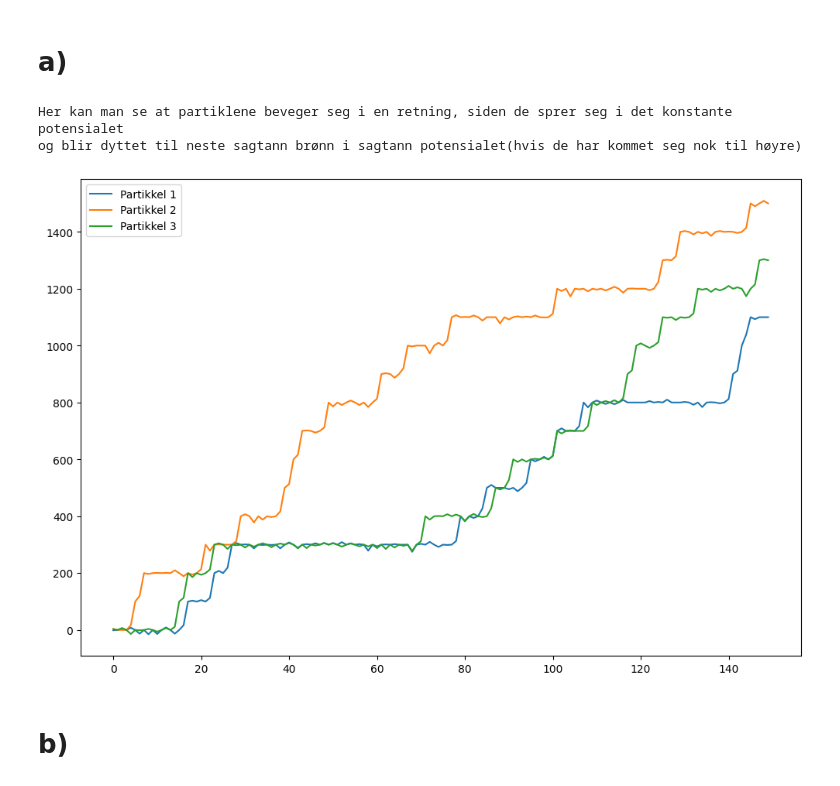
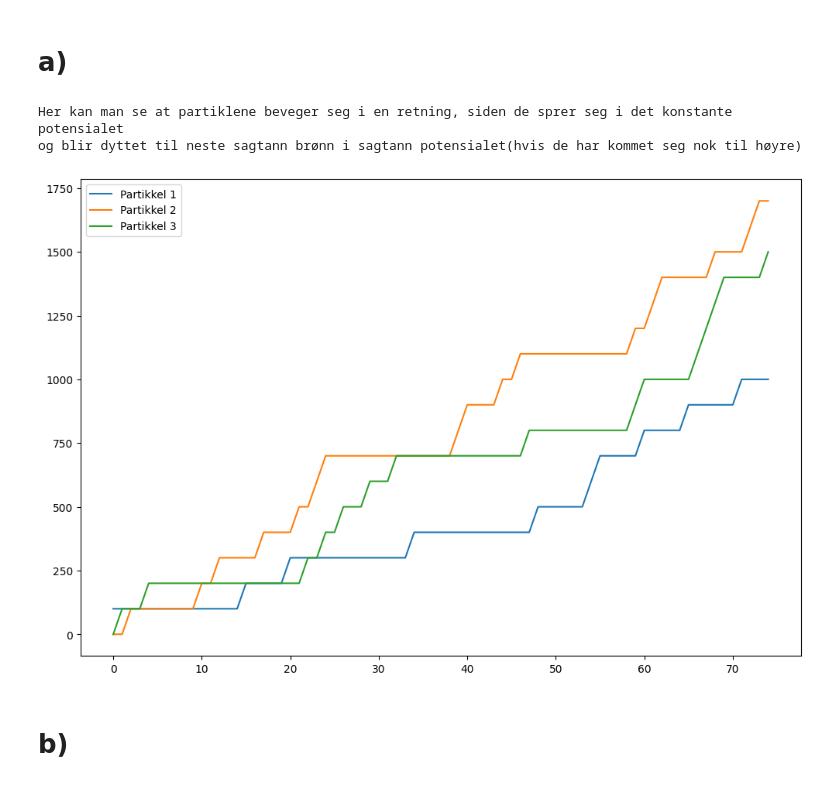
Before and after one commit to marieke-vaske/VitBer-BioFys, a Jupyter notebook: Prosjekt - oppgave 3.ipynb, the cells around one changed output. Drawn from its saved outputs; the diff is of its cells as text; code cells hidden in the pictures.

```diff
--- a/Prosjekt - oppgave 3.ipynb
+++ b/Prosjekt - oppgave 3.ipynb
@@ -25,7 +25,7 @@ def p_minus(x, V):
 beta = 1000                     # Beta parameteren for at potensialet skal dominere sannsynlighetstettetene
 delta_t = 1                     # Tidssteg lengde
 h = 1                           # Steg lengde
-timeCycle = 2 * 75              # Antall tidssykluser når en tidssyklus er ferdig når man har byttet potensial en gang
+timeCycle = 75              # Antall tidssykluser når en tidssyklus er ferdig når man har byttet potensial en gang
 number_of_particles = 3         # Antall partikler
 N_x = 100                       # Lengde på perioden til potensialet
 T_p = 200                       # Antall tidssteg i en tidssyklus
@@ -35,11 +35,11 @@ alpha = 0.1                     # Parameter for sagtann potensialet
 bin_size = int(2* np.cbrt(N_x)) # Antall bins i histogrammet
 
 # Konstant potensial
-def V_even(x):
+def V_even(x, alpha):
     return k_even
 
 # Sagtann potensial
-def V_odd(x):
+def V_odd(x, alpha):
     x_mod = x % N_x
     if x_mod < alpha * N_x:
         return k_odd * x_mod / (alpha*N_x)
@@ -48,14 +48,15 @@ def V_odd(x):
 
 
 # Funksjon for random walk simulasjon i alternerende potensial
-def sim2(T_p, N_x, x):
+def sim2(T_p, N_x, x, alpha):
     X = x.copy() # Array med posisjonene til partiklene uten at de looper rundt
-    J = np.zeros(timeCycle*T_p) # Array for å lagre bevegelsesstrømmen for hvert tidssteg for hver tidssyklus
-    for k in range(0, timeCycle, delta_t):
+    X_cycle = np.zeros((timeCycle, number_of_particles)) # Array for å lagre posisjonene til partiklene for hver tidssyklus
+    J = np.zeros(2*timeCycle*T_p) # Array for å lagre bevegelsesstrømmen for hvert tidssteg for hver tidssyklus
+    for k in range(0, 2*timeCycle, delta_t):
         if k % 2 == 0:  # For å kjøre igjennom begge potensialene hver tidssyklus
-            V = lambda x: V_even(x)
+            V = lambda x: V_even(x, alpha)
         else:
-            V = lambda x: V_odd(x)
+            V = lambda x: V_odd(x, alpha)
 
         for i in range(0, T_p, delta_t):
             previous_X = np.zeros(number_of_particles)
@@ -81,36 +82,45 @@ def sim2(T_p, N_x, x):
                 if j == 2 and i != 0:
                     J[T_p*k+i] = ((X[k][0] - previous_X[0]) + (X[k][1] - previous_X[1]) + (X[k][2] - previous_X[2]))/(number_of_particles)
 
-                if i == T_p - delta_t and k != timeCycle - delta_t:
+                if i == T_p - delta_t and k != 2*timeCycle - delta_t:
                     x[k+1][j] = x[k][j]
                     X[k+1][j] = X[k][j]
 
-    return x, X, J
+    #Finner gjennomsnittlig bevegelsesstrøm for hver tidssyklus
+    J_avg = np.zeros(10)
+    for i in range(10):
+        J_avg[i] = np.mean(J[i*2*T_p:(i+1)*2*T_p])
+
+    for i in range(timeCycle):
+        for j in range(number_of_particles):
+            X_cycle[i, j] = X[2*i+1][j]
+
+    return x, X, X_cycle, J, J_avg
 # %% [markdown]
 # a)
 # %%
-timeCycle = 2 * 75      # 75 tidssykluser med 2 potensialer i hver syklus
+timeCycle = 75          # 75 tidssykluser med 2 potensialer i hver syklus
 number_of_particles = 3 # Antall partikler
 alpha = 0.1             # Parameter for sagtann potensialet
 T_p = 200               # Antall tidssteg per tidssyklus
 N_x = 100               # Lengden av perioden til potensialet
 h = 1                   # Lengden av stegene
 delta_t = 1             # Lengden av tidsstegene
 beta = 1000             # Beta parameteren for at potensialet skal dominere sannsynlighetstettetene
 
-x_start =  np.zeros((timeCycle, number_of_particles)) # Array med alle partikklene i posisjon x=0, iterer gjennom partikler og tidssteg
+x_start =  np.zeros((2*timeCycle, number_of_particles)) # Array med alle partikklene i posisjon x=0, iterer gjennom partikler og tidssteg
 
 print("Her kan man se at partiklene beveger seg i en retning, siden de sprer seg i det konstante potensialet\nog blir dyttet til neste sagtann brønn i sagtann potensialet(hvis de har kommet seg nok til høyre)")
 # Kjører simuleringen og plotter bevegelsesstrømmen
-x1, X1, J1 = sim2(T_p, N_x, x_start)
+x1, X1, X_cycle1, J1, J_avg1 = sim2(T_p, N_x, x_start, alpha)
 for i in range(number_of_particles):
-    plt.plot(X1[:, i], label=f"Partikkel {i+1}")
+    plt.plot(X_cycle1[:, i], label=f"Partikkel {i+1}")
 plt.legend()
 plt.show()
 # %% [output]
 Her kan man se at partiklene beveger seg i en retning, siden de sprer seg i det konstante potensialet
 og blir dyttet til neste sagtann brønn i sagtann potensialet(hvis de har kommet seg nok til høyre)
-[figure, old version]
+[figure, new version]
 # %% [markdown]
 # b)
 # %%
```
Also changed, not shown: parts of 4 cells of this notebook.
